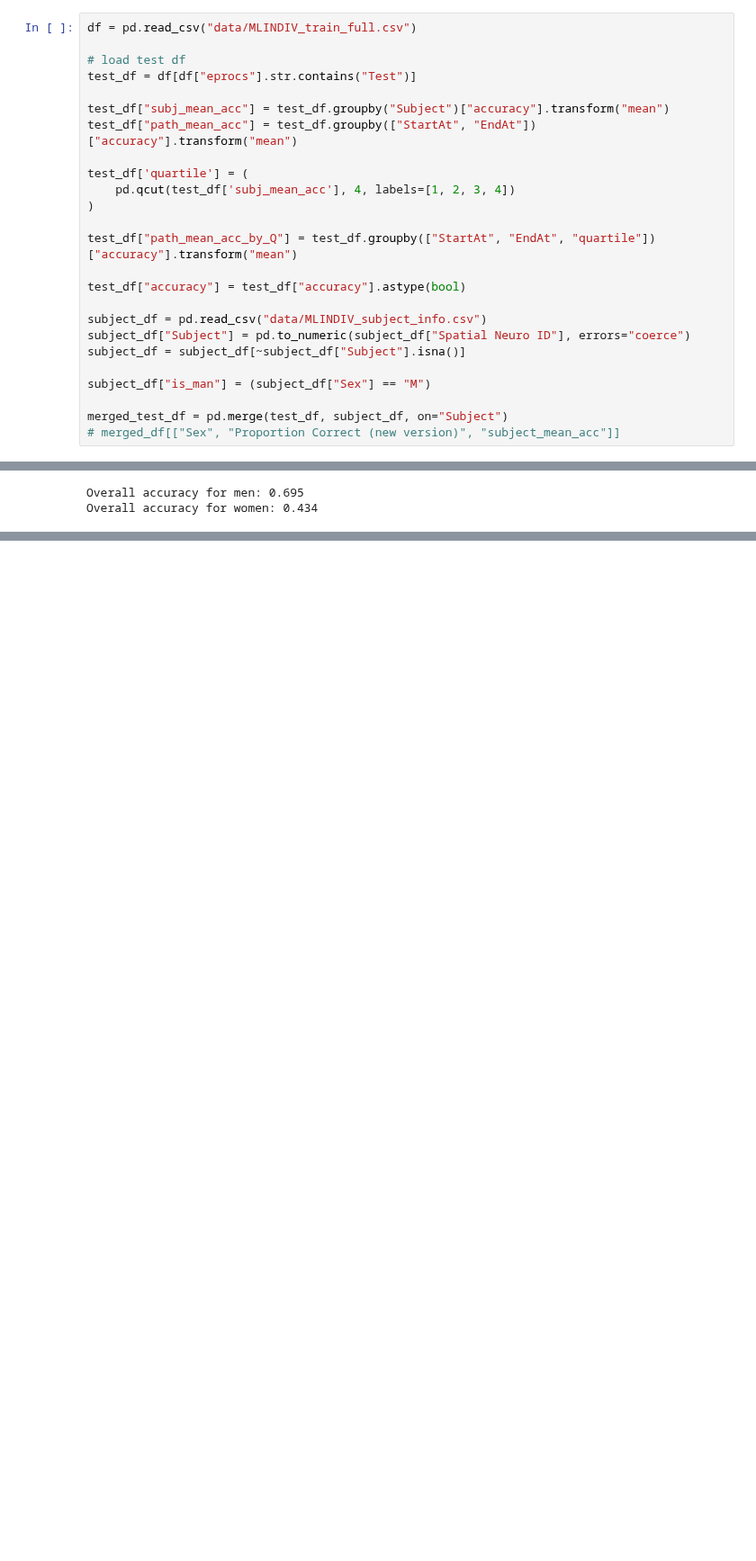
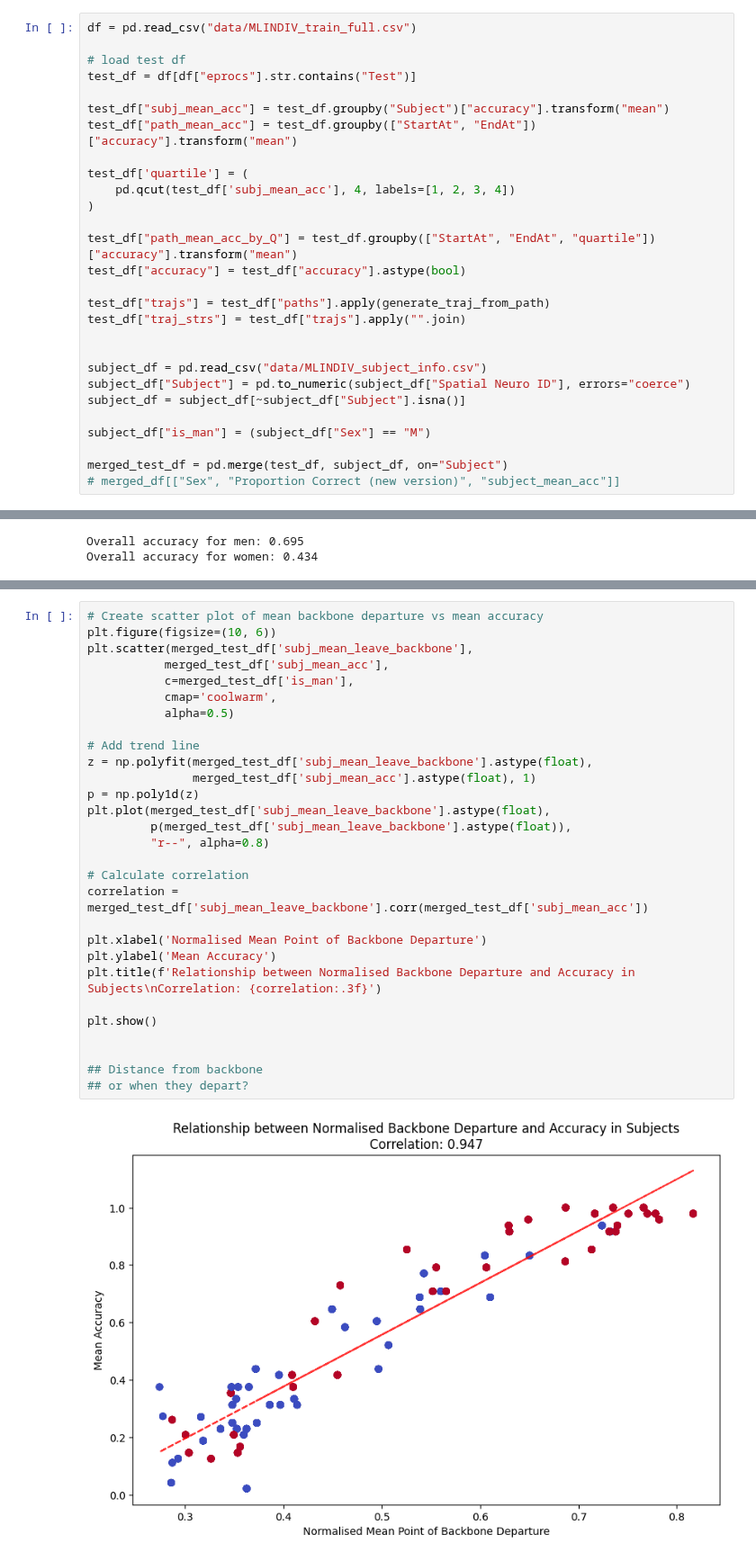
Before and after one commit to geometric-intelligence/mazedyn, a Jupyter notebook: mazedyn/4_backbone.ipynb, the cells around one changed output, grey strips where cells are left out. Shown at 90% size. Cells and saved outputs as stored; diff of their text form; blank space fills up the shorter version.

Commit message:
Ran experiments on when subjects depart backbone; strongly correlated w accuracy

```diff
--- a/mazedyn/4_backbone.ipynb
+++ b/mazedyn/4_backbone.ipynb
@@ -29,8 +29,11 @@ test_df['quartile'] = (
 )
 
 test_df["path_mean_acc_by_Q"] = test_df.groupby(["StartAt", "EndAt", "quartile"])["accuracy"].transform("mean")
+test_df["accuracy"] = test_df["accuracy"].astype(bool)
 
-test_df["accuracy"] = test_df["accuracy"].astype(bool)
+test_df["trajs"] = test_df["paths"].apply(generate_traj_from_path)
+test_df["traj_strs"] = test_df["trajs"].apply("".join)
+
 
 subject_df = pd.read_csv("data/MLINDIV_subject_info.csv")
 subject_df["Subject"] = pd.to_numeric(subject_df["Spatial Neuro ID"], errors="coerce")
@@ -322,0 +357,31 @@ Overall accuracy for women: 0.434
+# %%
+# Create scatter plot of mean backbone departure vs mean accuracy
+plt.figure(figsize=(10, 6))
+plt.scatter(merged_test_df['subj_mean_leave_backbone'],
+           merged_test_df['subj_mean_acc'],
+           c=merged_test_df['is_man'],
+           cmap='coolwarm',
+           alpha=0.5)
+
+# Add trend line
+z = np.polyfit(merged_test_df['subj_mean_leave_backbone'].astype(float),
+               merged_test_df['subj_mean_acc'].astype(float), 1)
+p = np.poly1d(z)
+plt.plot(merged_test_df['subj_mean_leave_backbone'].astype(float),
+         p(merged_test_df['subj_mean_leave_backbone'].astype(float)),
+         "r--", alpha=0.8)
+
+# Calculate correlation
+correlation = merged_test_df['subj_mean_leave_backbone'].corr(merged_test_df['subj_mean_acc'])
+
+plt.xlabel('Normalised Mean Point of Backbone Departure')
+plt.ylabel('Mean Accuracy')
+plt.title(f'Relationship between Normalised Backbone Departure and Accuracy in Subjects\nCorrelation: {correlation:.3f}')
+
+plt.show()
+
+
+## Distance from backbone
+## or when they depart?
+# %% [output]
+[figure, added]
```
Also changed, not shown: parts of 5 cells of this notebook.
